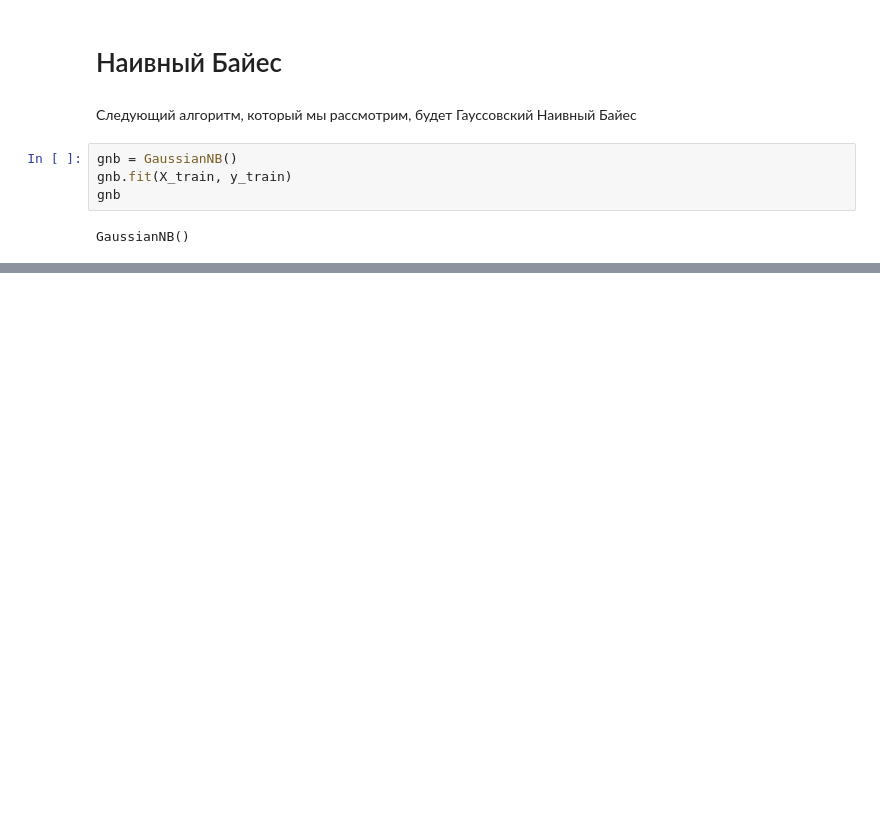
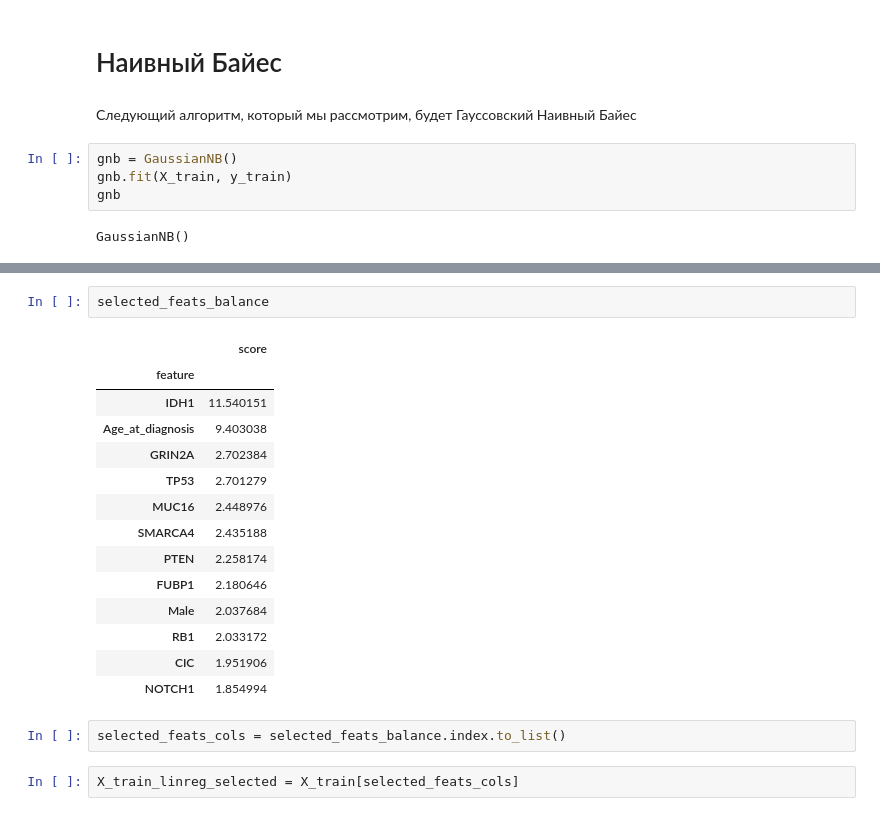
Before and after one commit to a13xbb/ml-labs-mag, a Jupyter notebook: lab1/eda.ipynb, the cells around one changed output, grey strips where cells are left out. Drawn from its saved outputs; the diff is of its cells as text; blank space fills up the shorter version.

```diff
--- a/lab1/eda.ipynb
+++ b/lab1/eda.ipynb
@@ -316,0 +323,21 @@ plt.show()
+# %%
+selected_feats_balance
+# %% [output]
+|  | score |
+| feature |  |
+| IDH1 | 11.540151 |
+| Age_at_diagnosis | 9.403038 |
+| GRIN2A | 2.702384 |
+| TP53 | 2.701279 |
+| MUC16 | 2.448976 |
+| SMARCA4 | 2.435188 |
+| PTEN | 2.258174 |
+| FUBP1 | 2.180646 |
+| Male | 2.037684 |
+| RB1 | 2.033172 |
+| CIC | 1.951906 |
+| NOTCH1 | 1.854994 |
+# %%
+selected_feats_cols = selected_feats_balance.index.to_list()
+# %%
+X_train_linreg_selected = X_train[selected_feats_cols]
```
Also changed, not shown: parts of 34 cells of this notebook.
